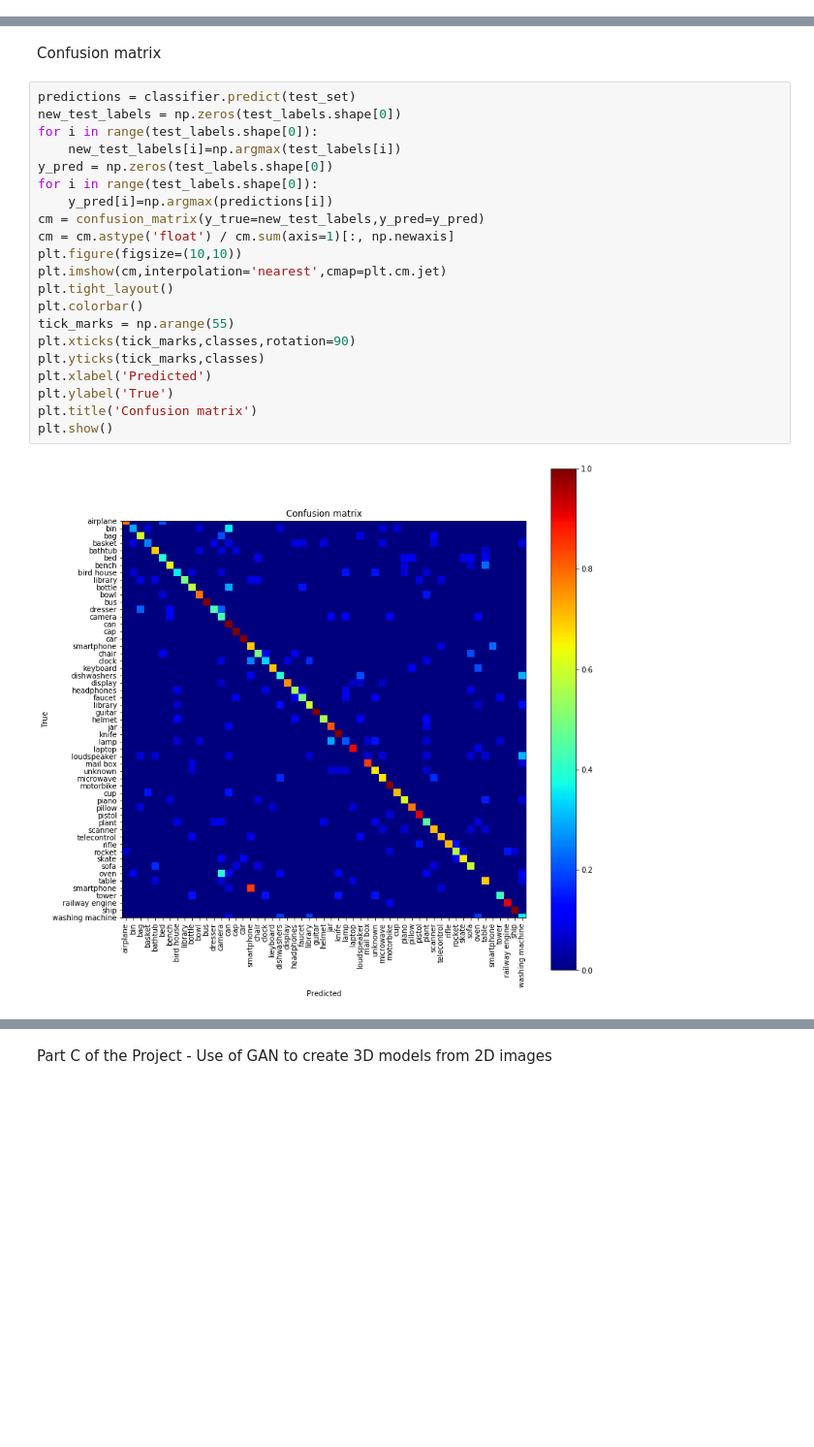
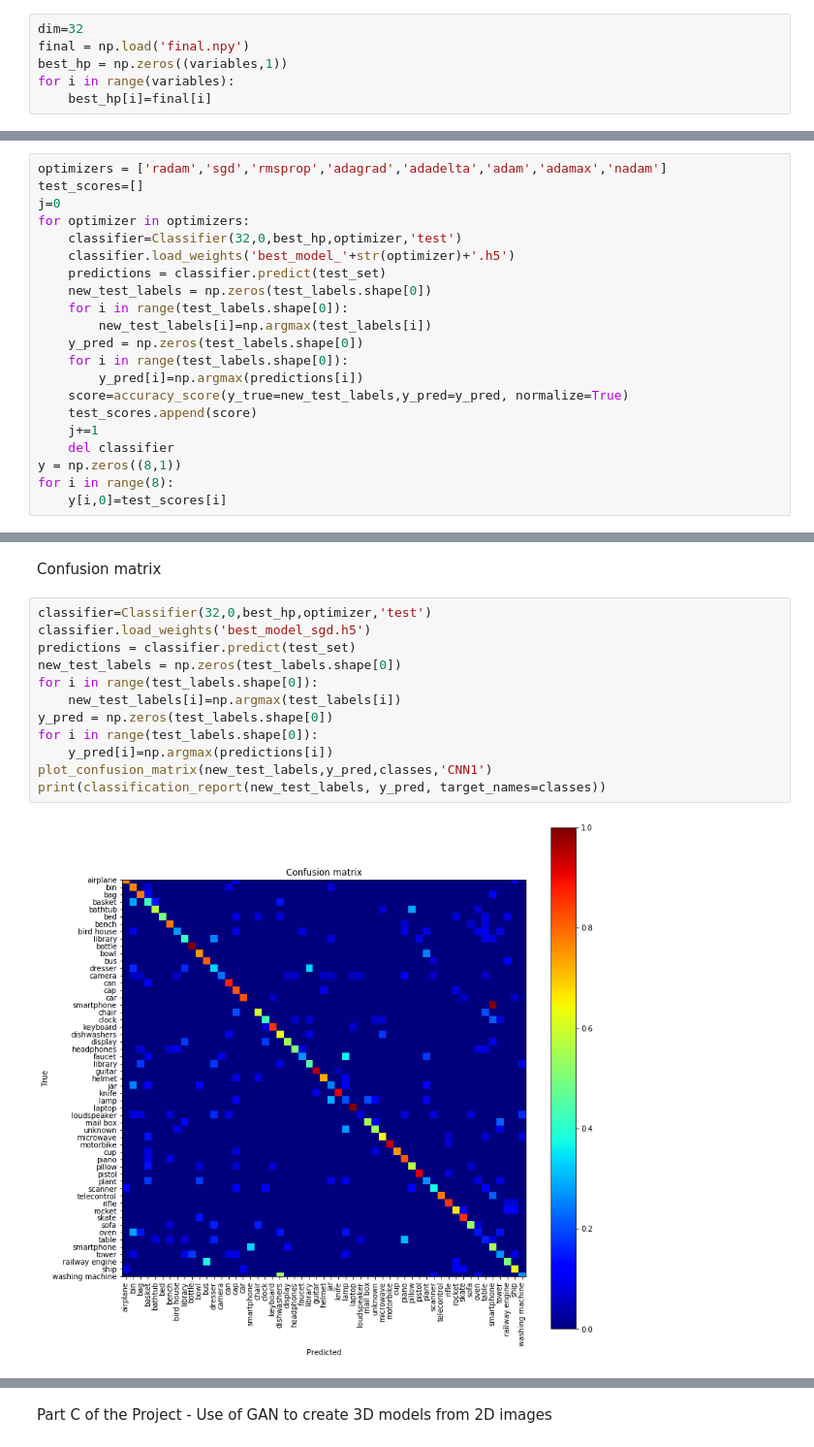
Before and after one commit to Fede5991/3D-AugmentedReality_Project, a Jupyter notebook: 3D-Project.ipynb, the cells around one changed output, grey strips where cells are left out. Shown at 97% size. Cells and saved outputs as stored; diff of their text form; blank space fills up the shorter version.

```diff
--- a/3D-Project.ipynb
+++ b/3D-Project.ipynb
@@ -192 +181,7 @@ fig.show()
+# %%
+dim=32
+final = np.load('final.npy')
+best_hp = np.zeros((variables,1))
+for i in range(variables):
+    best_hp[i]=final[i]
 # %%
@@ -277,0 +366,21 @@ val_acc
+# %%
+optimizers = ['radam','sgd','rmsprop','adagrad','adadelta','adam','adamax','nadam']
+test_scores=[]
+j=0
+for optimizer in optimizers:
+    classifier=Classifier(32,0,best_hp,optimizer,'test')
+    classifier.load_weights('best_model_'+str(optimizer)+'.h5')
+    predictions = classifier.predict(test_set)
+    new_test_labels = np.zeros(test_labels.shape[0])
+    for i in range(test_labels.shape[0]):
+        new_test_labels[i]=np.argmax(test_labels[i])
+    y_pred = np.zeros(test_labels.shape[0])
+    for i in range(test_labels.shape[0]):
+        y_pred[i]=np.argmax(predictions[i])
+    score=accuracy_score(y_true=new_test_labels,y_pred=y_pred, normalize=True)
+    test_scores.append(score)
+    j+=1
+    del classifier
+y = np.zeros((8,1))
+for i in range(8):
+    y[i,0]=test_scores[i]
@@ -278,25 +397,16 @@ val_acc
 # %% [markdown]
 Confusion matrix
 # %%
+classifier=Classifier(32,0,best_hp,optimizer,'test')
+classifier.load_weights('best_model_sgd.h5')
 predictions = classifier.predict(test_set)
 new_test_labels = np.zeros(test_labels.shape[0])
 for i in range(test_labels.shape[0]):
     new_test_labels[i]=np.argmax(test_labels[i])
 y_pred = np.zeros(test_labels.shape[0])
 for i in range(test_labels.shape[0]):
     y_pred[i]=np.argmax(predictions[i])
-cm = confusion_matrix(y_true=new_test_labels,y_pred=y_pred)
-cm = cm.astype('float') / cm.sum(axis=1)[:, np.newaxis]
-plt.figure(figsize=(10,10))
-plt.imshow(cm,interpolation='nearest',cmap=plt.cm.jet)
-plt.tight_layout()
-plt.colorbar()
-tick_marks = np.arange(55)
-plt.xticks(tick_marks,classes,rotation=90)
-plt.yticks(tick_marks,classes)
-plt.xlabel('Predicted')
-plt.ylabel('True')
-plt.title('Confusion matrix')
-plt.show()
+plot_confusion_matrix(new_test_labels,y_pred,classes,'CNN1')
+print(classification_report(new_test_labels, y_pred, target_names=classes))
 # %% [output]
-[figure, old version]
+[figure, new version]
```
Also changed, not shown: parts of 47 cells of this notebook.
